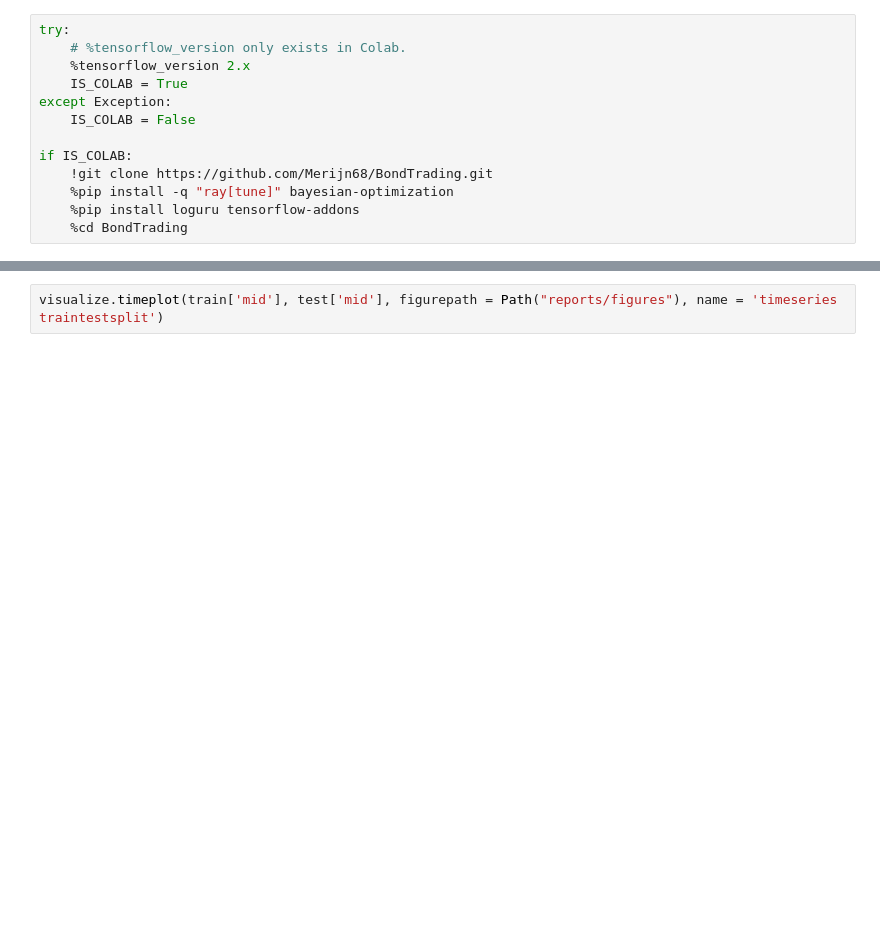
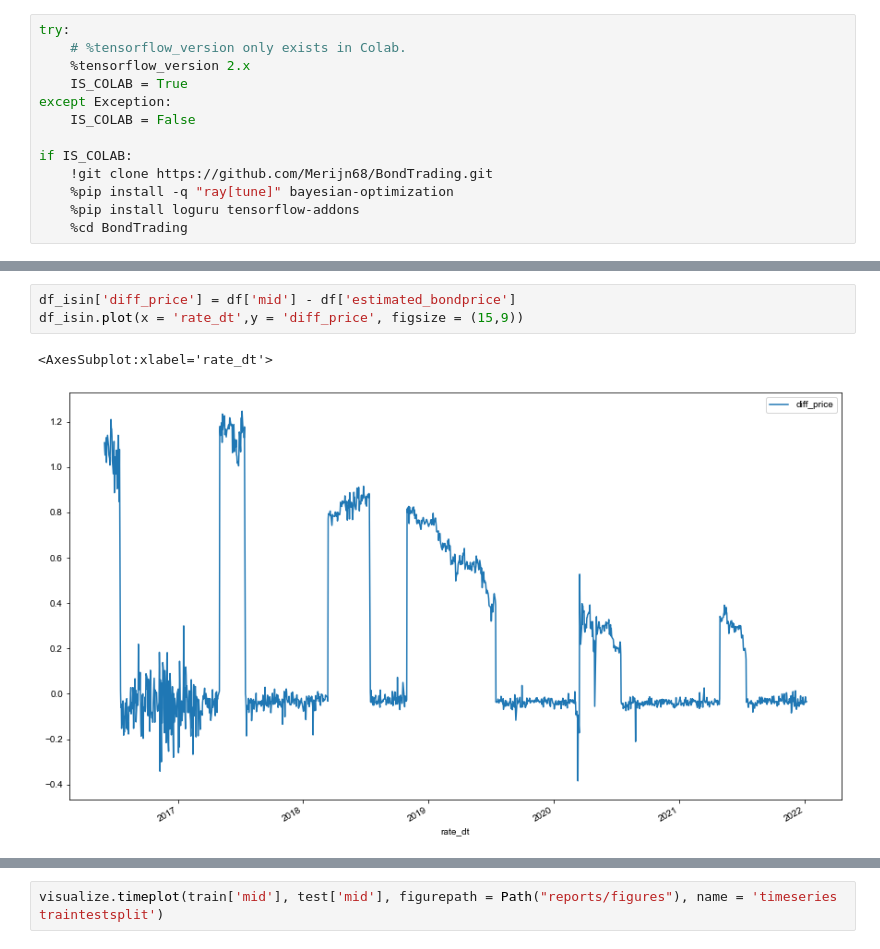
Before and after one commit to Merijn68/BondTrading, a Jupyter notebook: 05_adding_feartures.ipynb, the cells around one changed output, grey strips where cells are left out. Drawn from its saved outputs; the diff is of its cells as text; blank space fills up the shorter version.

```diff
--- a/05_adding_feartures.ipynb
+++ b/05_adding_feartures.ipynb
@@ -55,0 +149,6 @@ df_isin = df_isin[['mid','remain_duration']]
+# %%
+df_isin['diff_price'] = df['mid'] - df['estimated_bondprice']
+df_isin.plot(x = 'rate_dt',y = 'diff_price', figsize = (15,9))
+# %% [output]
+<AxesSubplot:xlabel='rate_dt'>
+[figure, added]
```
Also changed, not shown: parts of 23 cells of this notebook, 12 other files.
